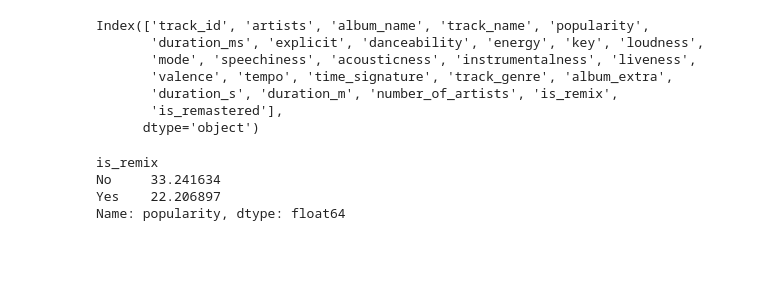
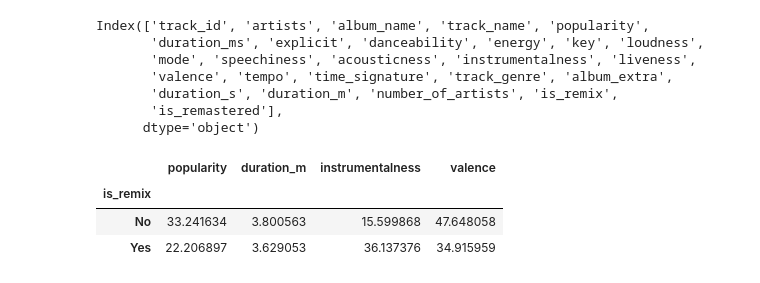
Before and after one commit to alvaroDatlo/analise_spotify, a Jupyter notebook: main.ipynb, the cells around one changed output. Saved outputs shown, nothing was run; the diff lists cells and outputs as text; code cells hidden in the pictures; blank space fills up the shorter version.

```diff
--- a/main.ipynb
+++ b/main.ipynb
@@ -291,9 +324,9 @@ Index(['track_id', 'artists', 'album_name', 'track_name', 'popularity',
        'is_remastered'],
       dtype='object')
 # %%
-df.groupby('is_remix').popularity.mean()
+df.groupby('is_remix')[['popularity','duration_m', 'instrumentalness', 'valence']].mean()
 # %% [output]
-is_remix
-No     33.241634
-Yes    22.206897
-Name: popularity, dtype: float64
+|  | popularity | duration_m | instrumentalness | valence |
+| is_remix |  |  |  |  |
+| No | 33.241634 | 3.800563 | 15.599868 | 47.648058 |
+| Yes | 22.206897 | 3.629053 | 36.137376 | 34.915959 |
```
Also changed, not shown: parts of 17 cells of this notebook.
